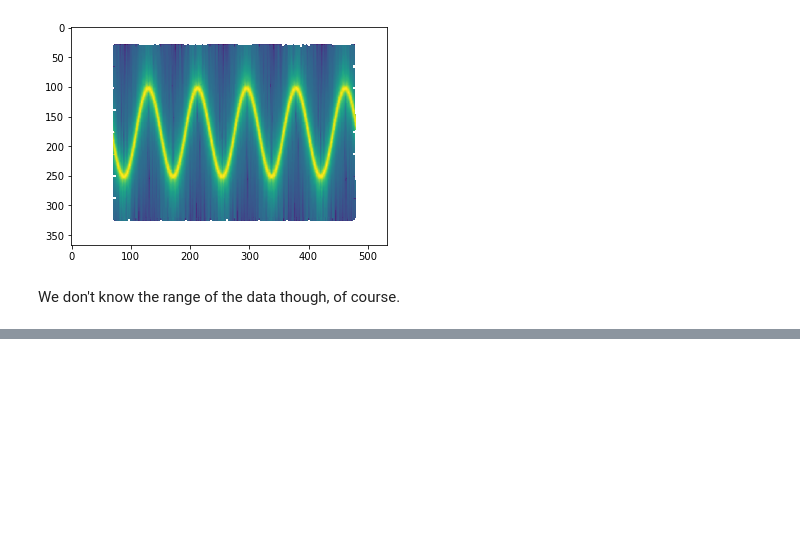
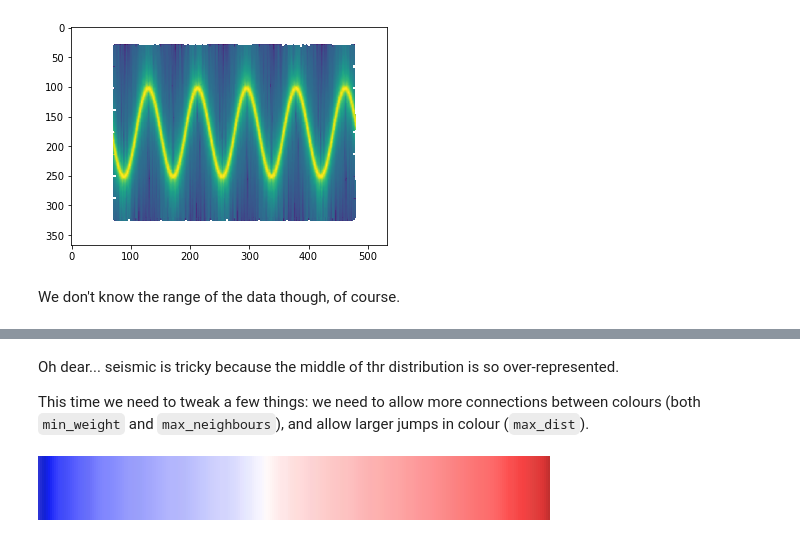
Before and after one commit to scienxlab/unmap, a Jupyter notebook: docs/notebooks/Guess_the_colourmap_from_an_image.ipynb, the cells around one changed output, grey strips where cells are left out. Drawn from its saved outputs; the diff is of its cells as text; code cells hidden in the pictures; blank space fills up the shorter version.

```diff
--- a/docs/notebooks/Guess_the_colourmap_from_an_image.ipynb
+++ b/docs/notebooks/Guess_the_colourmap_from_an_image.ipynb
@@ -121,0 +136,8 @@ We don't know the range of the data though, of course.
+# %% [markdown]
+Oh dear... seismic is tricky because the middle of thr distribution is so over-represented.
+
+This time we need to tweak a few things: we need to allow more connections between colours (both `min_weight` and `max_neighbours`), and allow larger jumps in colour (`max_dist`).
+# %%
+guess_cmap(uri, min_weight=0.01, max_dist=0.15, max_neighbours=30)
+# %% [output]
+[figure, added]
```
Also changed, not shown: parts of 6 cells of this notebook, 6 other files.
